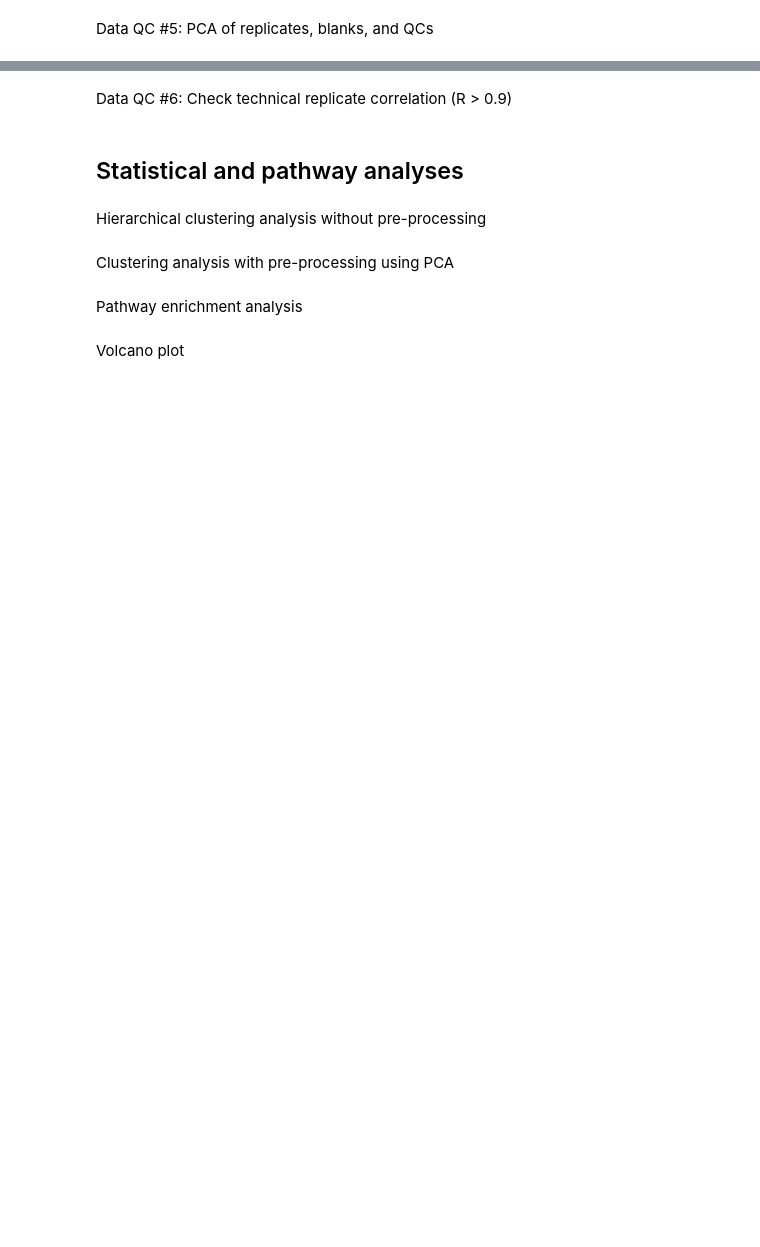
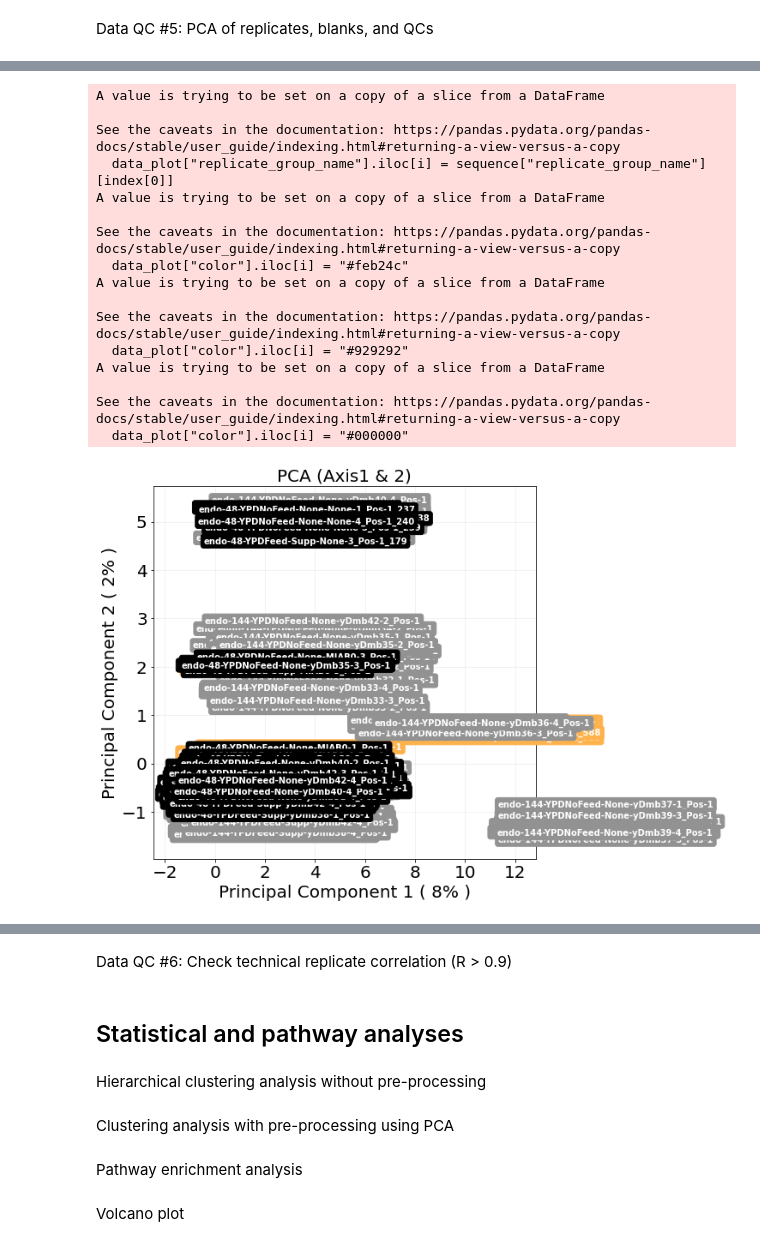
Before and after one commit to AutoFlowResearch/BFAIR, a Jupyter notebook: docs/examples/FIA_MS_MetEngNP_demo_notebook.ipynb, the cells around one changed output, grey strips where cells are left out. Drawn from its saved outputs; the diff is of its cells as text; code cells hidden in the pictures; blank space fills up the shorter version.

```diff
--- a/docs/examples/FIA_MS_MetEngNP_demo_notebook.ipynb
+++ b/docs/examples/FIA_MS_MetEngNP_demo_notebook.ipynb
@@ -339,13 +345,16 @@ from sklearn.decomposition import PCA
 from sklearn.preprocessing import MinMaxScaler
 # %%
 # Split into smaller subsets by batch, polarity, compartment, etc.
-batch_names = ["MetEngDemo","NPDemo"]
-scan_polarities = ["positive","negative"]
-sample_types = ["Blank","QC","Unknown"]
+batch_name = ["MetEngDemo","NPDemo"]
+scan_polarity = ["positive","negative"]
+sample_type = ["Blank","QC","Unknown"]
 cellular_location = ["exo-", "endo-"]
 
 # Define the sequence subsets using the pattern batch_name/scan_polarity/sample_type/cellular_location
-sequence_MetEngDemo_Pos_All_All = sequence[sequence["batch_name"].str.contains("MetEngDemo") & sequence["replicate_group_name"].str.contains("endo-")]
+sequence_MetEngDemo_Pos_All_All = sequence[sequence["batch_name"].str.contains("MetEngDemo")
+    & sequence["scan_polarity"].str.contains("positive")
+    & sequence["replicate_group_name"].str.contains("endo-")
+    ]
 
 # Create the subset and pivot table
 intensities_subset = intensities_tsi_filt2[intensities_tsi_filt2["sample_group_name"].isin(sequence_MetEngDemo_Pos_All_All["sample_group_name"].unique())]
@@ -389,7 +402,15 @@ for i,row in data_plot.iterrows():
     # add colors
     if row["replicate_group_name"] == "exo-0-YPDSD-NA-QCPool_Pos":
         data_plot["color"].iloc[i] = "#000000"
+    #elif "endo" in row["replicate_group_name"]:
+    #    data_plot["color"].iloc[i] = "#000000"
+    elif "48" in row["replicate_group_name"]:
+        data_plot["color"].iloc[i] = "#000000"
     elif row["replicate_group_name"] == "exo-0-YPDSD-NA-QCPool_Neg":
+        data_plot["color"].iloc[i] = "#929292"
+    #elif "exo" in row["replicate_group_name"]:
+    #    data_plot["color"].iloc[i] = "#929292"
+    elif "144" in row["replicate_group_name"]:
         data_plot["color"].iloc[i] = "#929292"
     elif row["replicate_group_name"] == "exo-144-YPDFeed-Supp-yDmb31_Pos":
         data_plot["color"].iloc[i] = "#0037ea"
@@ -397,30 +418,48 @@ for i,row in data_plot.iterrows():
         data_plot["color"].iloc[i] = "#00b5ff"
     else:
         data_plot["color"].iloc[i] = "#feb24c"
 
 # Make the PCA plot with loadings plot and scree plot for axes 1 to 3
 for j in range(1,4):
     for k in range(j+1,4):
 
         fig = plt.figure(figsize = (8,8))
         ax = fig.add_subplot(1,1,1)
         ax.set_xlabel('Principal Component ' + str(j) + ' ( ' + str(round(pca.explained_variance_[j-1])) + '% )' , fontsize = 20)
         ax.set_ylabel('Principal Component ' + str(k) + ' ( ' + str(round(pca.explained_variance_[k-1])) + '% )' , fontsize = 20)
         ax.set_title('PCA (Axis' + str(j) + ' & ' + str(k) + ')', fontsize = 20)
 
         plt.grid(b=True, which='major', color='#666666', linestyle='-', alpha=0.1)
         plt.xticks(size = 20)
         #plt.xlabel(size = 20)
         plt.yticks(size = 20)
         #plt.ylabel(size = 20)
 
         for i, label in enumerate(data_plot["sample_group_names"]):
             x, y = data_plot["pca" + str(j)][i], data_plot["pca" + str(k)][i]
             ax.plot(x, y, ".", markersize=15, label=label)
 
             ax.annotate(data_plot["sample_group_names"][i], (x - 0.5 , y), weight='bold',
                         color='white',
                         bbox=dict(boxstyle="round",
                         facecolor=data_plot["color"][i], edgecolor=data_plot["color"][i],
                        )
                        )
+# %% [output]
+A value is trying to be set on a copy of a slice from a DataFrame
+
+See the caveats in the documentation: https://pandas.pydata.org/pandas-docs/stable/user_guide/indexing.html#returning-a-view-versus-a-copy
+  data_plot["replicate_group_name"].iloc[i] = sequence["replicate_group_name"][index[0]]
+A value is trying to be set on a copy of a slice from a DataFrame
+
+See the caveats in the documentation: https://pandas.pydata.org/pandas-docs/stable/user_guide/indexing.html#returning-a-view-versus-a-copy
+  data_plot["color"].iloc[i] = "#feb24c"
+A value is trying to be set on a copy of a slice from a DataFrame
+
+See the caveats in the documentation: https://pandas.pydata.org/pandas-docs/stable/user_guide/indexing.html#returning-a-view-versus-a-copy
+  data_plot["color"].iloc[i] = "#929292"
+A value is trying to be set on a copy of a slice from a DataFrame
+
+See the caveats in the documentation: https://pandas.pydata.org/pandas-docs/stable/user_guide/indexing.html#returning-a-view-versus-a-copy
+  data_plot["color"].iloc[i] = "#000000"
+[figure, added]
```
Also changed, not shown: parts of 10 cells of this notebook.
